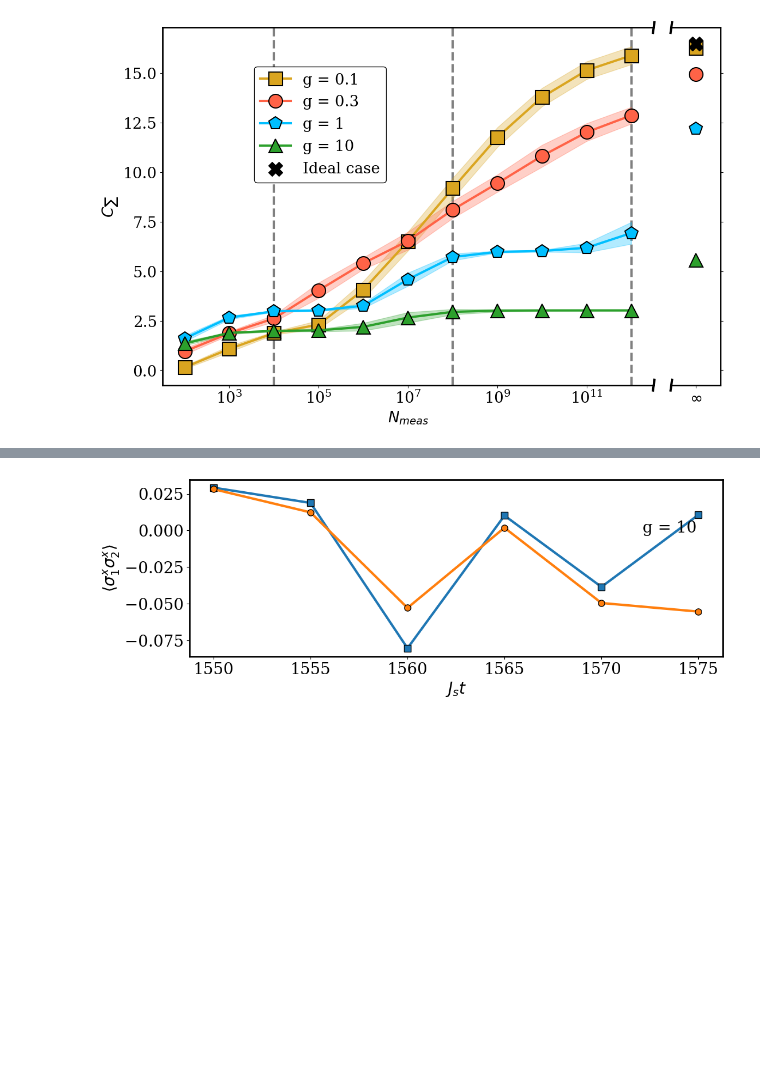
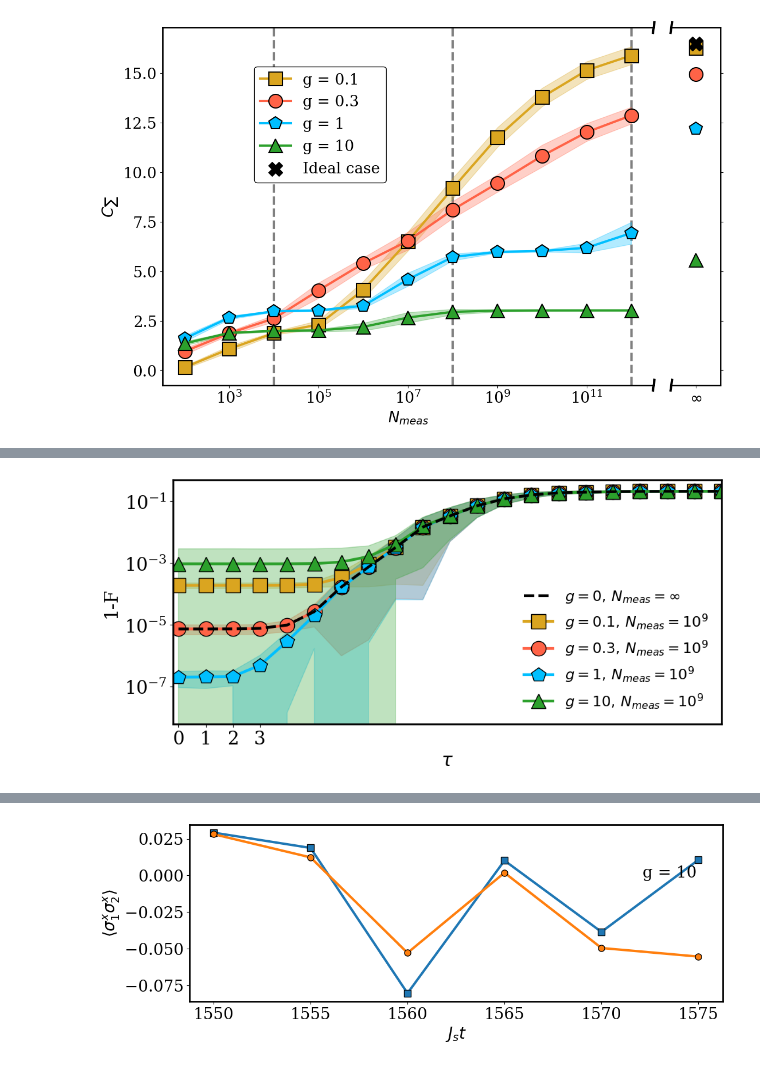
Before and after one commit to Mate1Coll/Neural-Network-in-Deep-Quantum-Classical-Architectures, a Jupyter notebook: test.ipynb, the cells around one changed output, grey strips where cells are left out. Saved outputs shown, nothing was run; the diff lists cells and outputs as text; code cells hidden in the pictures; blank space fills up the shorter version.

Commit message:
Fidelity update

```diff
--- a/test.ipynb
+++ b/test.ipynb
@@ -377,3 +377,10 @@ g_plot_comparison(L=9, Js=1, h=3, W=0.01,
+# %%
+g_plot_comparison(L=9, Js=1, h=3, W=0.01,
+                   Nesn=45, g=4, l=0.00001,
+                   pm='Fidelity', task_name='Fidelity',
+                   delay_qrc=0.0, inp_type='qubit', Nmeas=int(1e9), MeasStr_list=[0.1,0.3,1,10])
+# %% [output]
+[figure, added]
 # %%
 def obs_dynamics_comparison(L, Js, h, W, Vmp, task_name, dt=10, L_max=1, MeasStr=0.1):
 
```
Also changed, not shown: parts of 13 cells of this notebook, 4 other files.
